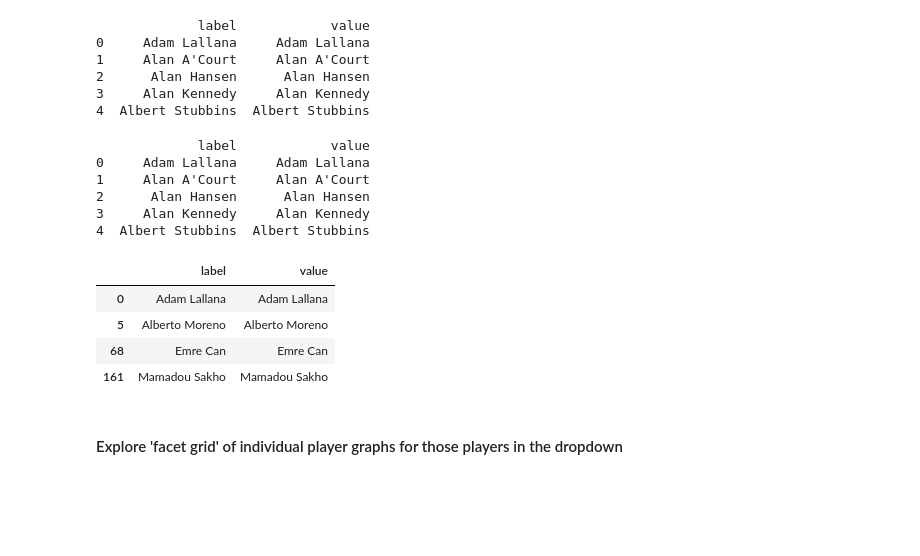
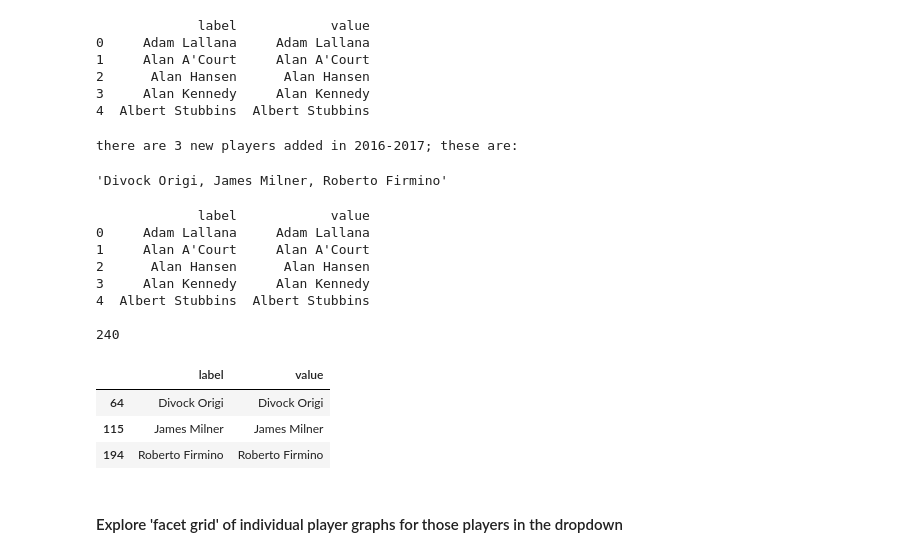
Before and after one commit to terrydolan/lfcgm, a Jupyter notebook: lfcgm.ipynb, the cells around one changed output. Drawn from its saved outputs; the diff is of its cells as text; code cells hidden in the pictures; blank space fills up the shorter version.

```diff
--- a/lfcgm.ipynb
+++ b/lfcgm.ipynb
@@ -1091,7 +1178,7 @@ df_dropdown[['label', 'value']].to_csv(LFCGM_DROPDOWN, index=False)
 4  Albert Stubbins  Albert Stubbins
 # %%
 # show players added in latest season
-LATEST_SEASON = '2015-2016'
+LATEST_SEASON = SEASON_END
 scorers_for_latest_season_set = set(dflfc_scorers_tl[dflfc_scorers_tl.season == LATEST_SEASON].player.values)
 this_season_scorers_df = dflfc_scorers_tl[dflfc_scorers_tl.player.isin(scorers_for_latest_season_set)]\
                                             [['player', 'season']].groupby('player').count()
@@ -1099,32 +1186,38 @@ this_season_scorers_df = dflfc_scorers_tl[dflfc_scorers_tl.player.isin(scorers_f
 players_added = this_season_scorers_df[this_season_scorers_df.season == 2].index.values
 print 'there are {} new players added in {}; these are:'.format(len(players_added), LATEST_SEASON)
 ', '.join(players_added)
+# %% [output]
+there are 3 new players added in 2016-2017; these are:
+'Divock Origi, James Milner, Roberto Firmino'
 # %%
 # read dropdown.csv and create dropdown _dict in format that the Spyre app will use
 dropdown_df = pd.read_csv(LFCGM_DROPDOWN)
 print dropdown_df.head(), '\n'
 
 # create dict in format Spyre app will use
 dropdown_dict = dropdown_df.to_dict(orient='records')
 
 # check length of dict (expect 237)
-# 233 + 4 players added in 2015-16:
-len(dropdown_dict)
+# 233
+# + 4 players added in 2015-16
+# + 3 players added in 2016-17
+print len(dropdown_dict)
 
 # show 4 new players
 dropdown_df[dropdown_df.value.isin(players_added)]
 # %% [output]
              label            value
 0     Adam Lallana     Adam Lallana
 1     Alan A'Court     Alan A'Court
 2      Alan Hansen      Alan Hansen
 3     Alan Kennedy     Alan Kennedy
 4  Albert Stubbins  Albert Stubbins
+
+240
 |  | label | value |
-| 0 | Adam Lallana | Adam Lallana |
-| 5 | Alberto Moreno | Alberto Moreno |
-| 68 | Emre Can | Emre Can |
-| 161 | Mamadou Sakho | Mamadou Sakho |
+| 64 | Divock Origi | Divock Origi |
+| 115 | James Milner | James Milner |
+| 194 | Roberto Firmino | Roberto Firmino |
 # %% [markdown]
 #### Explore 'facet grid' of individual player graphs for those players in the dropdown
 # %% [markdown]
```
Also changed, not shown: parts of 80 cells of this notebook, 2 other files.
